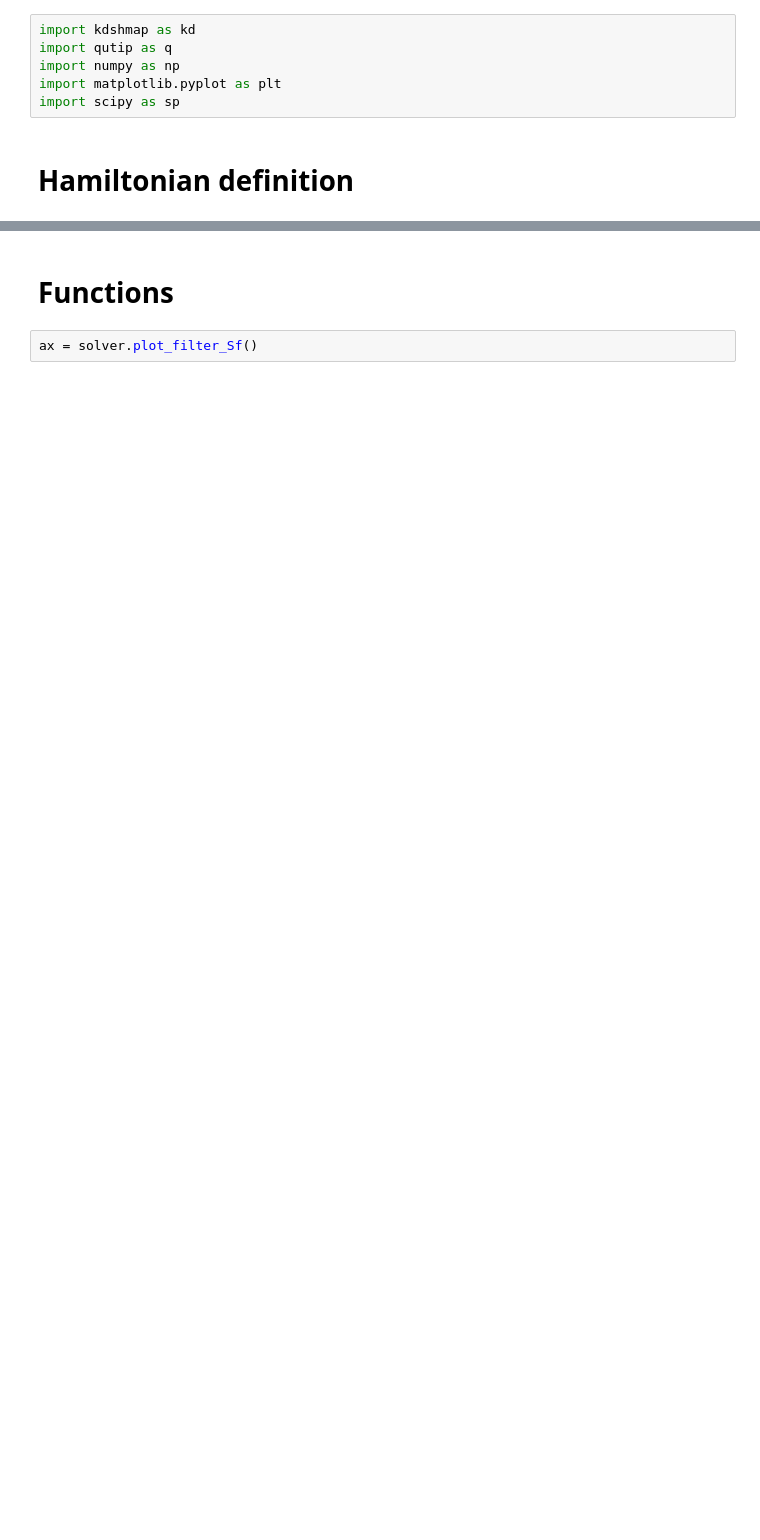
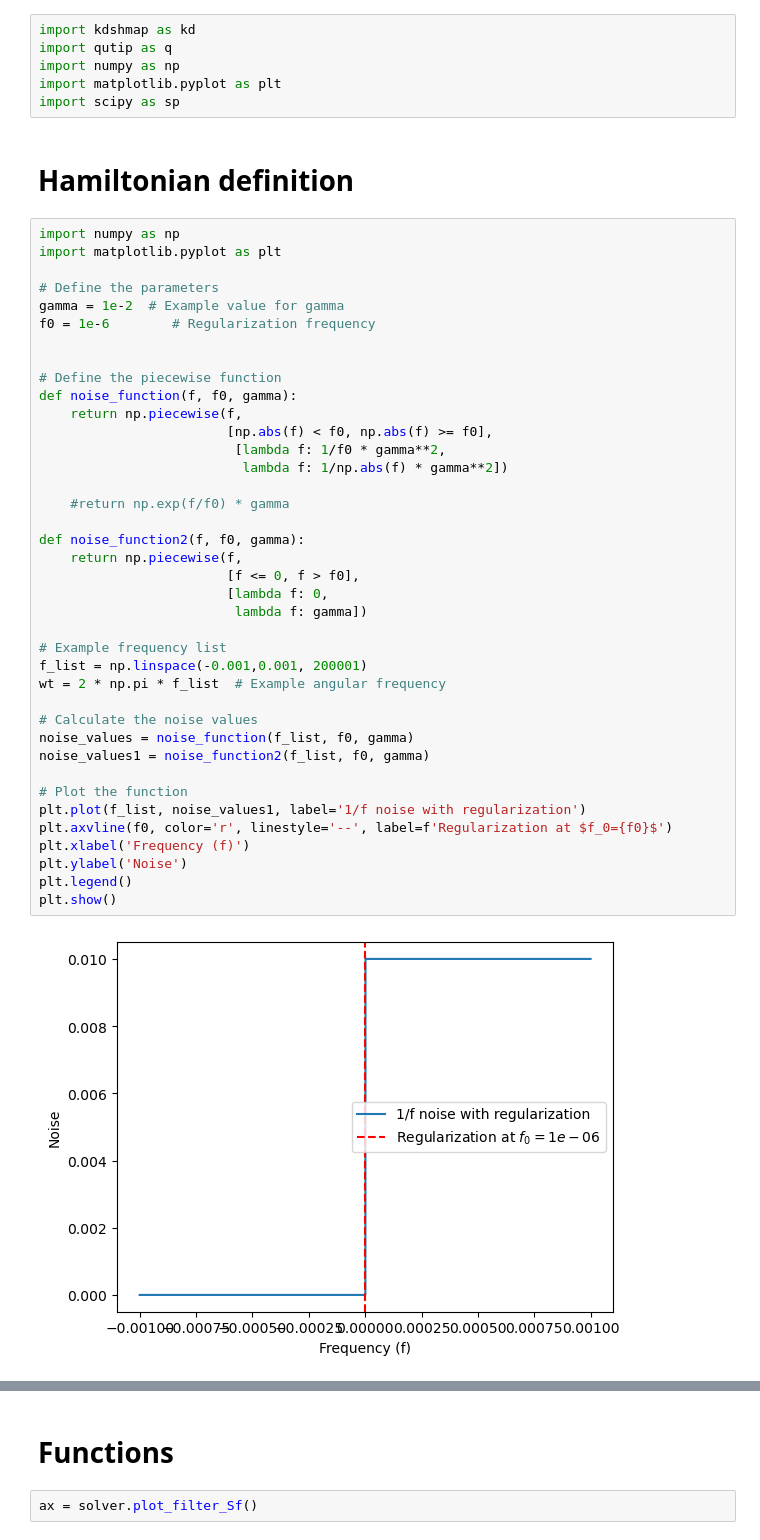
Before and after one commit to hzw770/kdshmap, a Jupyter notebook: KeldyshMap_Transmon.ipynb, the cells around one changed output, grey strips where cells are left out. Cells and saved outputs as stored; diff of their text form; blank space fills up the shorter version.

```diff
--- a/KeldyshMap_Transmon.ipynb
+++ b/KeldyshMap_Transmon.ipynb
@@ -6,6 +6,47 @@ import matplotlib.pyplot as plt
 import scipy as sp
 # %% [markdown]
 # Hamiltonian definition
+# %%
+import numpy as np
+import matplotlib.pyplot as plt
+
+# Define the parameters
+gamma = 1e-2  # Example value for gamma
+f0 = 1e-6        # Regularization frequency
+
+
+# Define the piecewise function
+def noise_function(f, f0, gamma):
+    return np.piecewise(f,
+                        [np.abs(f) < f0, np.abs(f) >= f0],
+                         [lambda f: 1/f0 * gamma**2,
+                          lambda f: 1/np.abs(f) * gamma**2])
+
+    #return np.exp(f/f0) * gamma
+
+def noise_function2(f, f0, gamma):
+    return np.piecewise(f,
+                        [f <= 0, f > f0],
+                        [lambda f: 0,
+                         lambda f: gamma])
+
+# Example frequency list
+f_list = np.linspace(-0.001,0.001, 200001)
+wt = 2 * np.pi * f_list  # Example angular frequency
+
+# Calculate the noise values
+noise_values = noise_function(f_list, f0, gamma)
+noise_values1 = noise_function2(f_list, f0, gamma)
+
+# Plot the function
+plt.plot(f_list, noise_values1, label='1/f noise with regularization')
+plt.axvline(f0, color='r', linestyle='--', label=f'Regularization at $f_0={f0}$')
+plt.xlabel('Frequency (f)')
+plt.ylabel('Noise')
+plt.legend()
+plt.show()
+# %% [output]
+[figure, added]
 # %%
 # Transmon parameters
 tmon_dim = 2  # transmon truncation dimension
```
Also changed, not shown: parts of 9 cells of this notebook, 25 other files.
